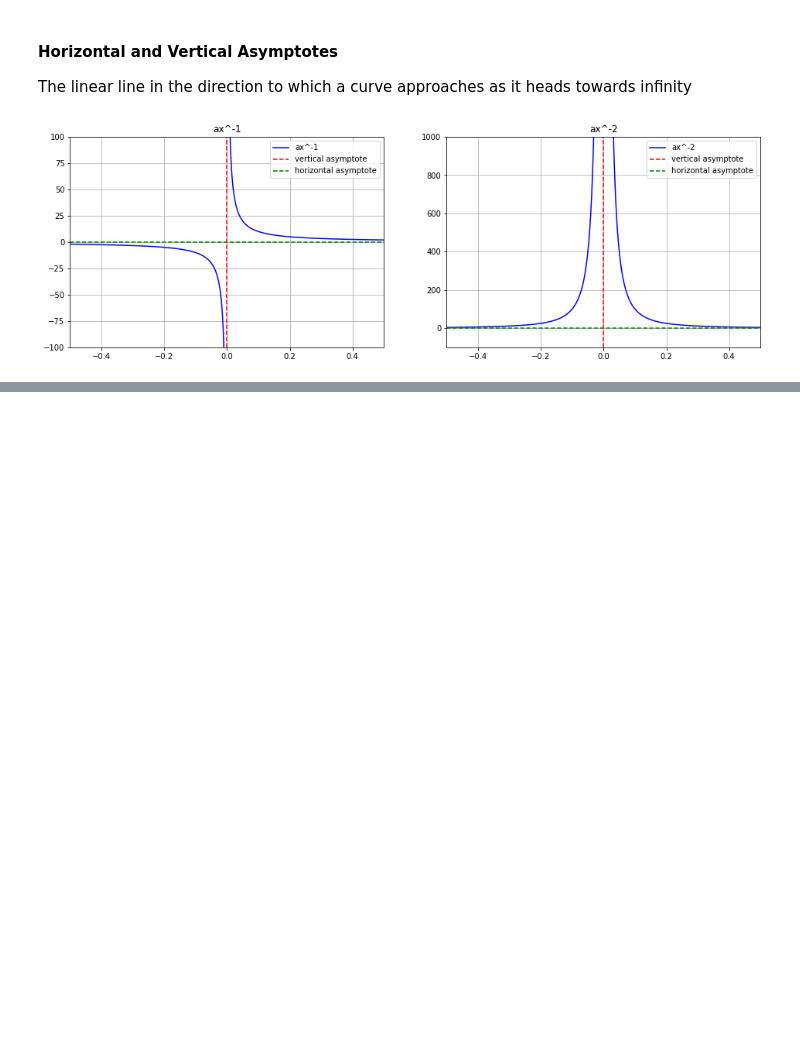
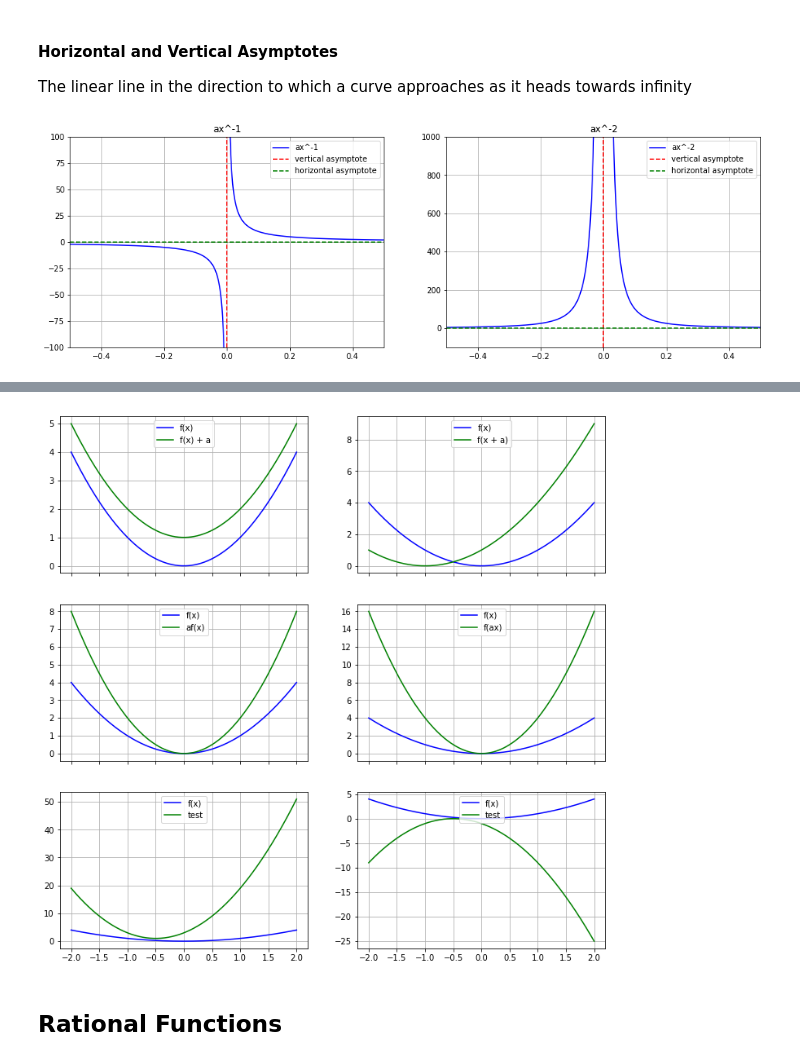
Before and after one commit to KiranArun/A-Level_Maths, a Jupyter notebook: Algebra_and_functions/Algebra_and_functions.ipynb, the cells around one changed output, grey strips where cells are left out. Cells and saved outputs as stored; diff of their text form; code cells hidden in the pictures; blank space fills up the shorter version.

```diff
--- a/Algebra_and_functions/Algebra_and_functions.ipynb
+++ b/Algebra_and_functions/Algebra_and_functions.ipynb
@@ -817,0 +1008,50 @@ plt.show()
+# %%
+# x data
+x = np.linspace(-2, 2, 2001).astype(np.float32)
+
+def f(x, a, b, c, d):
+    return c*(a*x+b)**2+d
+
+y = f(x, 1, 0, 1, 0)
+
+y1 = f(x, 1, 0, 1, 1)
+y2 = f(x, 1, 1, 1, 0)
+y3 = f(x, 1, 0, 2, 0)
+y4 = f(x, 2, 0, 1, 0)
+
+y5 = f(x, 2, 1, 2, 1)
+y6 = f(x, 2, 1, -1, 0)
+
+# set up plot
+fig, ax = plt.subplots(3, 2, figsize=(12,12), sharex=True)
+
+ax[0, 0].plot(x, y, color='b', label='f(x)')
+ax[0, 0].plot(x, y1, color='g', label='f(x) + a')
+
+
+ax[0, 1].plot(x, y, color='b', label='f(x)')
+ax[0, 1].plot(x, y2, color='g', label='f(x + a)')
+
+ax[1, 0].plot(x, y, color='b', label='f(x)')
+ax[1, 0].plot(x, y3, color='g', label='af(x)')
+
+ax[1, 1].plot(x, y, color='b', label='f(x)')
+ax[1, 1].plot(x, y4, color='g', label='f(ax)')
+
+ax[2, 0].plot(x, y, color='b', label='f(x)')
+ax[2, 0].plot(x, y5, color='g', label='test')
+
+ax[2, 1].plot(x, y, color='b', label='f(x)')
+ax[2, 1].plot(x, y6, color='g', label='test')
+
+for i in ax:
+    for axes in i:
+        axes.legend(loc=9)
+        axes.grid(True)
+
+plt.show()
+# %% [output]
+[figure, added]
+# %% [markdown]
+<a id='Rational_Functions'></a>
+## Rational Functions
```
Also changed, not shown: parts of 10 cells of this notebook.
